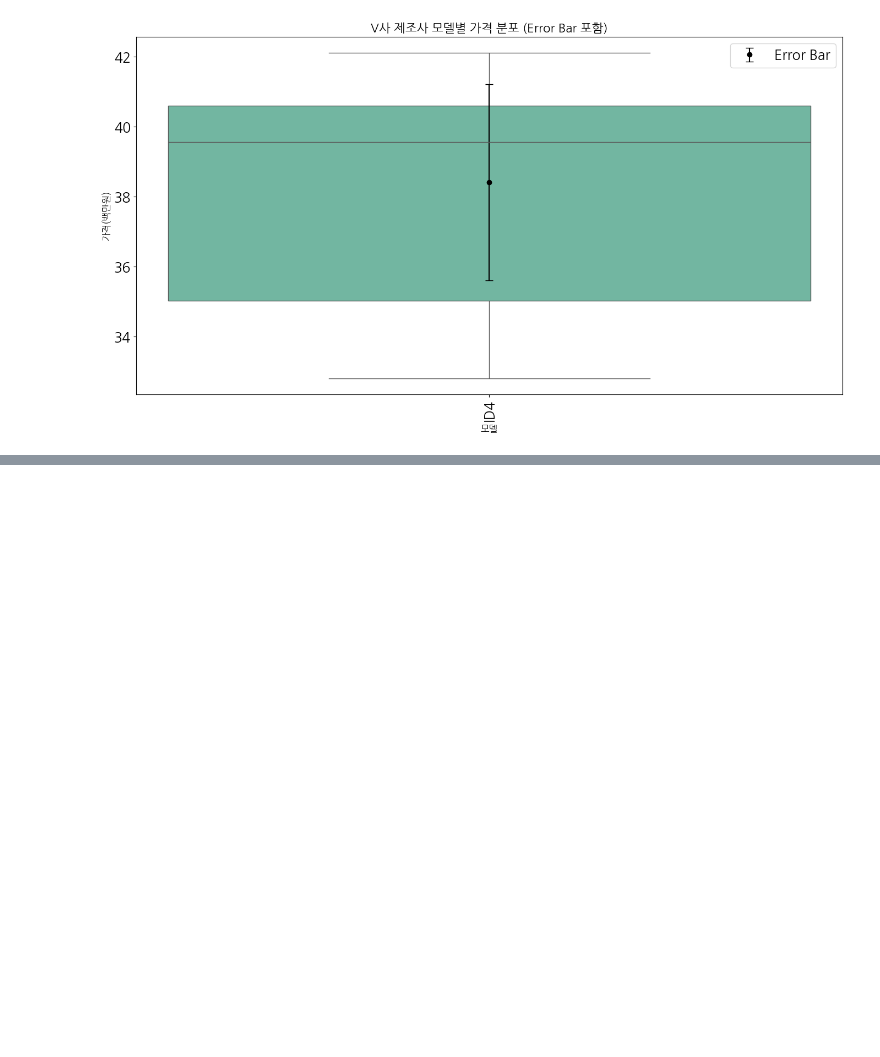
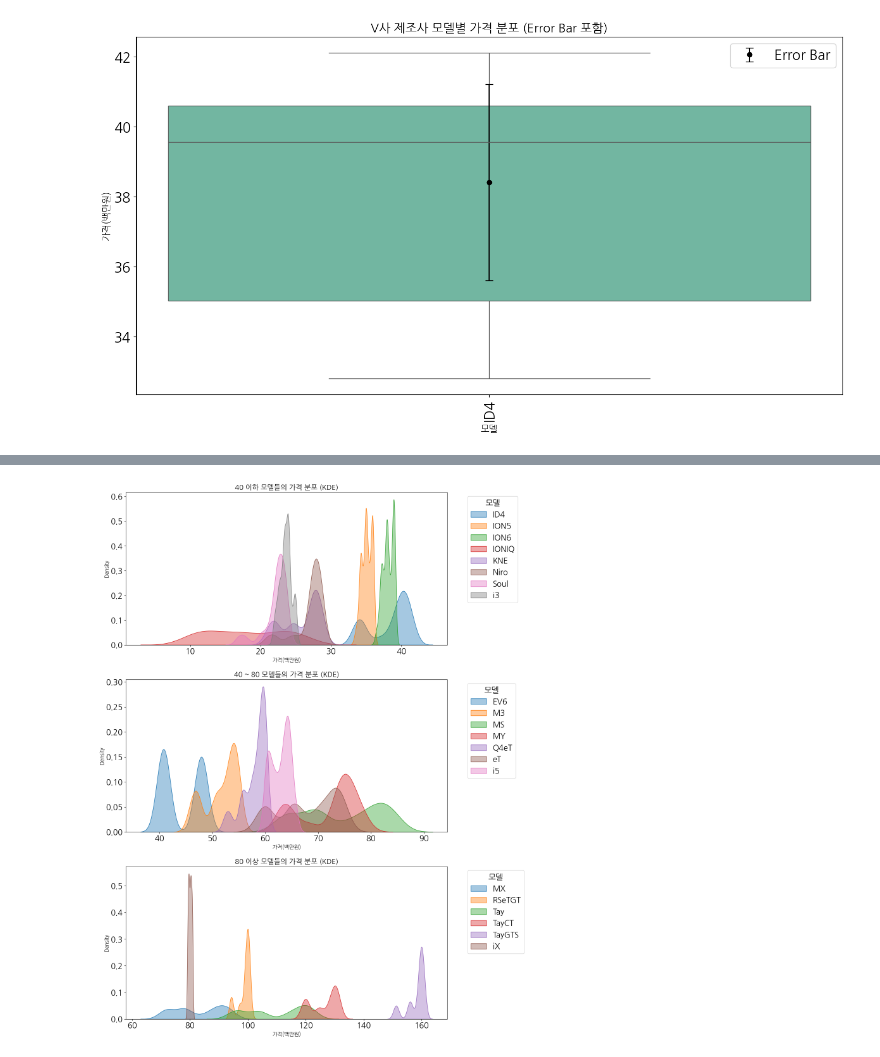
Before and after one commit to Pathway2008/CarPrice, a Jupyter notebook: electric_auto_eda.ipynb, the cells around one changed output, grey strips where cells are left out. Drawn from its saved outputs; the diff is of its cells as text; code cells hidden in the pictures; blank space fills up the shorter version.

```diff
--- a/electric_auto_eda.ipynb
+++ b/electric_auto_eda.ipynb
@@ -241,0 +256,47 @@ ID4  38.411702  2.801953
+# %%
+import pandas as pd
+import matplotlib.pyplot as plt
+import seaborn as sns
+
+# 모델별 가격 평균 계산
+model_avg_price = train.groupby('모델')['가격(백만원)'].mean()
+
+# 가격 그룹을 나누는 기준: 모델별 평균 가격
+bins = [0, 40, 80, float('inf')]  # 가격 그룹의 구간 설정
+labels = ['40 이하', '40 ~ 80', '80 이상']
+
+# 모델별 평균 가격을 기준으로 그룹을 할당
+model_avg_price_group = pd.cut(model_avg_price, bins=bins, labels=labels)
+
+# 그래프 크기 설정
+fig, axes = plt.subplots(3, 1, figsize=(14, 18))
+
+# 각 가격 그룹별로 모델별 가격 분포를 KDE 플롯으로 시각화
+price_groups = ['40 이하', '40 ~ 80', '80 이상']
+for i, group in enumerate(price_groups):
+    ax = axes[i]
+
+    # 해당 그룹에 속하는 모델들 찾기
+    models_in_group = model_avg_price_group[model_avg_price_group == group].index
+
+    for model in models_in_group:
+        group_model_data = train[train['모델'] == model]
+        sns.kdeplot(
+            group_model_data['가격(백만원)'],
+            label=model,
+            fill=True,
+            alpha=0.4,
+            ax=ax
+        )
+
+    # 그래프 제목과 레이블 설정
+    ax.set_title(f'{group} 모델들의 가격 분포 (KDE)', fontsize=16)
+    ax.set_xlabel('가격(백만원)', fontsize=12)
+    ax.set_ylabel('Density', fontsize=12)
+    ax.legend(title='모델', bbox_to_anchor=(1.05, 1), loc='upper left')
+
+# 그래프 레이아웃 조정 및 표시
+plt.tight_layout()
+plt.show()
+# %% [output]
+[figure, added]
```
Also changed, not shown: parts of 13 cells of this notebook.
